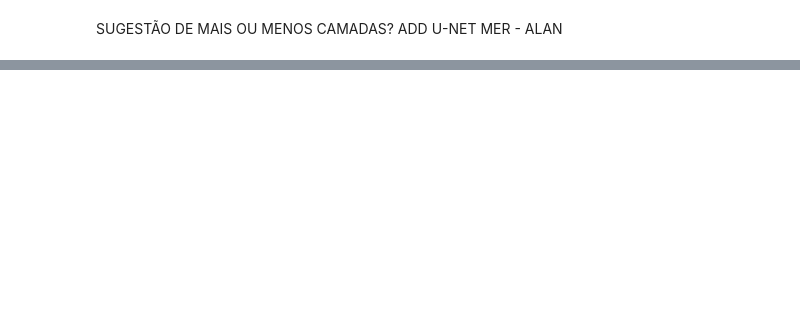
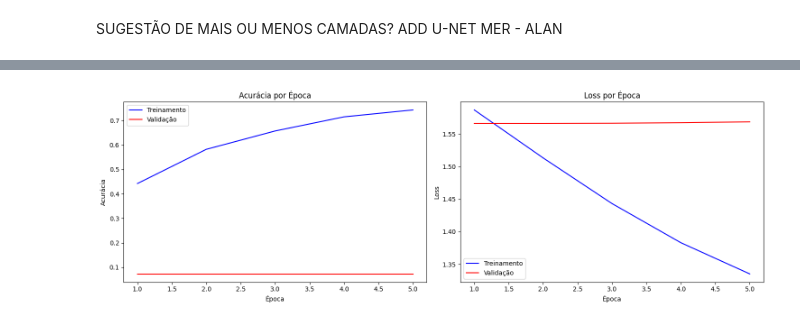
Before and after one commit to rochadelon/AtlanticoAvanti, a Jupyter notebook: Etapa_4_Retina_19_04_Sugestão_de_melhorias_.ipynb, the cells around one changed output, grey strips where cells are left out. Cells and saved outputs as stored; diff of their text form; code cells hidden in the pictures; blank space fills up the shorter version.

```diff
--- a/Etapa_4_Retina_19_04_Sugestão_de_melhorias_.ipynb
+++ b/Etapa_4_Retina_19_04_Sugestão_de_melhorias_.ipynb
@@ -911,23 +604,0 @@ lets get some callbacks
-# %%
-# Exemplo de código para treinar o modelo
-# Nota: Este código só funcionará se você tiver as pastas de dados configuradas
-
-
-# Configurar diretórios de dados
-img_dir = pastas_imagem[1]
-mask_dir =  pastas_mask[1]
-val_img_dir =  pastas_imagem [1]
-val_mask_dir = pastas_mask[1]
-
-# Criar geradores de dados
-train_dataset = 'content/drive/MyDrive/dataset_retina/Data/train/image'
-
-# Obter callbacks
-callbacks = get_callbacks(model_name='unet_retina')
-
-# Treinar o modelo
-history = model.fit(
-    train_dataset,
-    epochs=50,
-    callbacks=callbacks
-)
@@ -936,3 +604,0 @@ ValueError: Unrecognized data type: x=content/drive/MyDrive/dataset_retina/Data/
-# %%
-with tf.device('/GPU:0'):
-    model.fit(train,epochs=50,callbacks=[es])
@@ -940,0 +1298,2 @@ will that went 'to great' jokes asside everything was perfect great job we got a
+# %%
+model = unetmer
@@ -940,0 +1382,4 @@ will that went 'to great' jokes asside everything was perfect great job we got a
+# %%
+plot_training_history(history_unetmer)
+# %% [output]
+[figure, added]
```
Also changed, not shown: parts of 24 cells of this notebook.
